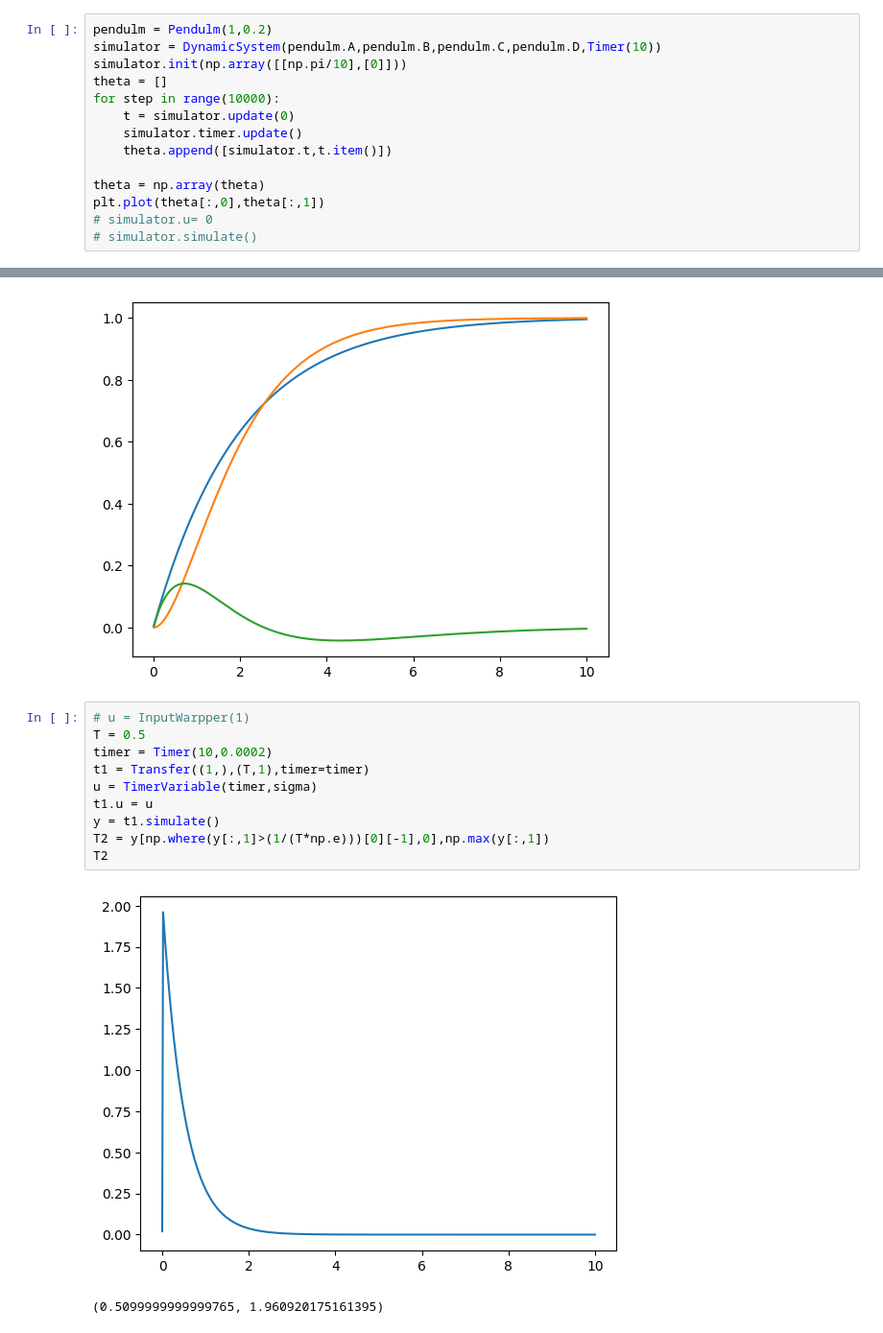
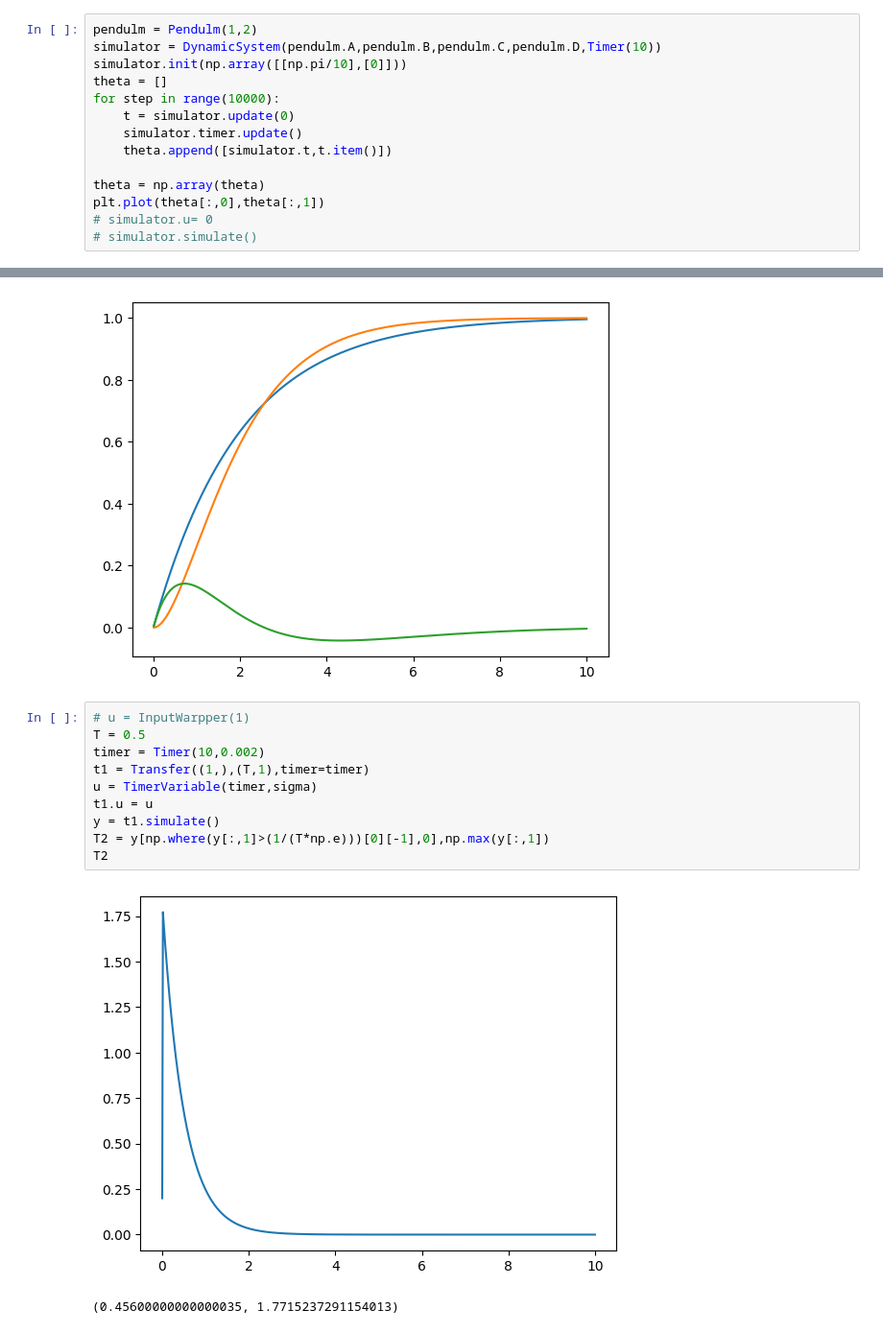
Before and after one commit to Lin-13/PySim, a Jupyter notebook: kalman.ipynb, the cells around one changed output, grey strips where cells are left out. Shown at 96% size. Drawn from its saved outputs; the diff is of its cells as text.

```diff
--- a/kalman.ipynb
+++ b/kalman.ipynb
@@ -6,7 +6,7 @@ from state_space.base import InputWarpper,Timer
 from state_space.system import Pendulm
 from state_space.simulator import DynamicSystem,Variable,WhiteNoise,TimerVariable
 # %%
-pendulm = Pendulm(1,0.2)
+pendulm = Pendulm(1,2)
 simulator = DynamicSystem(pendulm.A,pendulm.B,pendulm.C,pendulm.D,Timer(10))
 simulator.init(np.array([[np.pi/10],[0]]))
 theta = []
@@ -182,13 +175,13 @@ plt.plot(h[:,0],h[:,3])
 # %%
 # u = InputWarpper(1)
 T = 0.5
-timer = Timer(10,0.0002)
+timer = Timer(10,0.002)
 t1 = Transfer((1,),(T,1),timer=timer)
 u = TimerVariable(timer,sigma)
 t1.u = u
 y = t1.simulate()
 T2 = y[np.where(y[:,1]>(1/(T*np.e)))[0][-1],0],np.max(y[:,1])
 T2
 # %% [output]
-[figure, old version]
+[figure, new version]
-(0.5099999999999765, 1.960920175161395)
+(0.45600000000000035, 1.7715237291154013)
```
Also changed, not shown: parts of 22 cells of this notebook, 7 other files.
